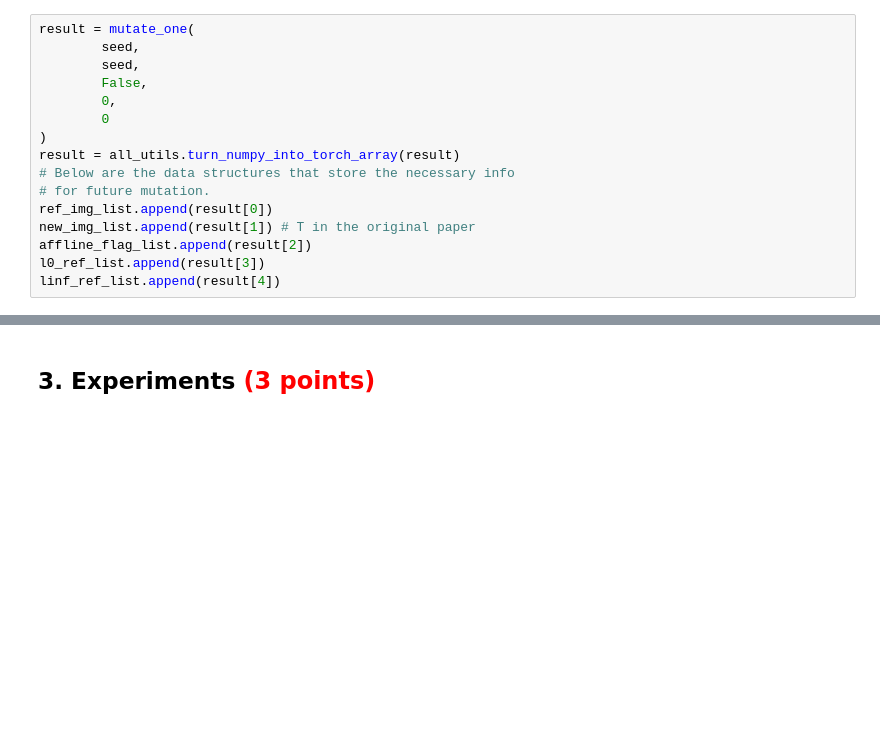
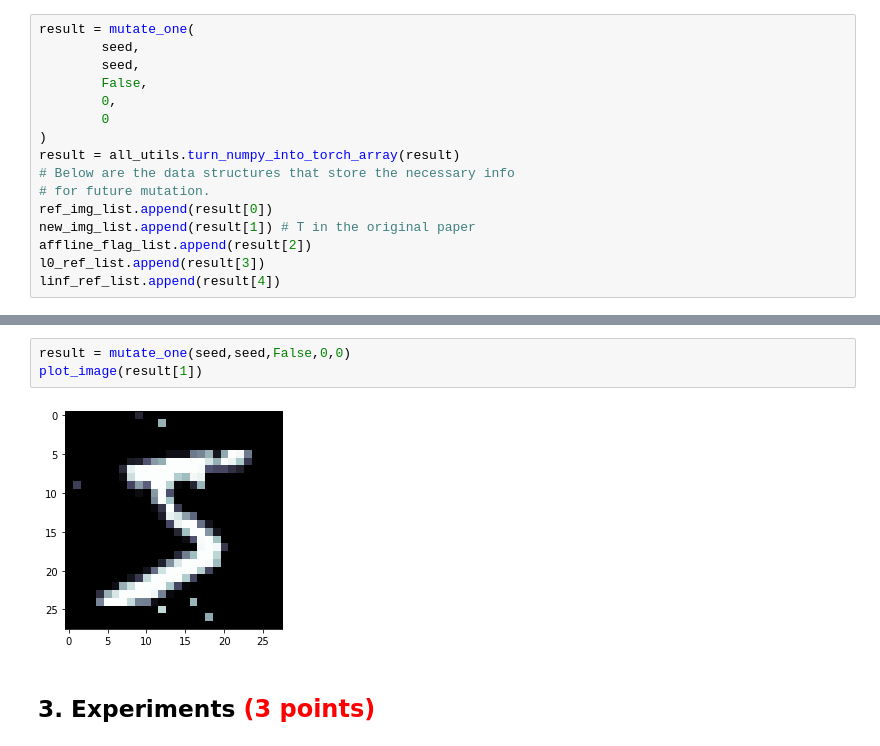
Before and after one commit to Sohrabbeig/MLSE, a Jupyter notebook: Assignment2/HW2.ipynb, the cells around one changed output, grey strips where cells are left out. Cells and saved outputs as stored; diff of their text form; blank space fills up the shorter version.

```diff
--- a/Assignment2/HW2.ipynb
+++ b/Assignment2/HW2.ipynb
@@ -825,3 +837,8 @@ plot_image(result[1])
+# %%
+result = mutate_one(seed,seed,False,0,0)
+plot_image(result[1])
+# %% [output]
+[figure, added]
 # %% [markdown]
 ## 3. Experiments <font color='red' size=5> (3 points)</font>
 # %% [markdown]
```
Also changed, not shown: parts of 7 cells of this notebook, 3 other files.
